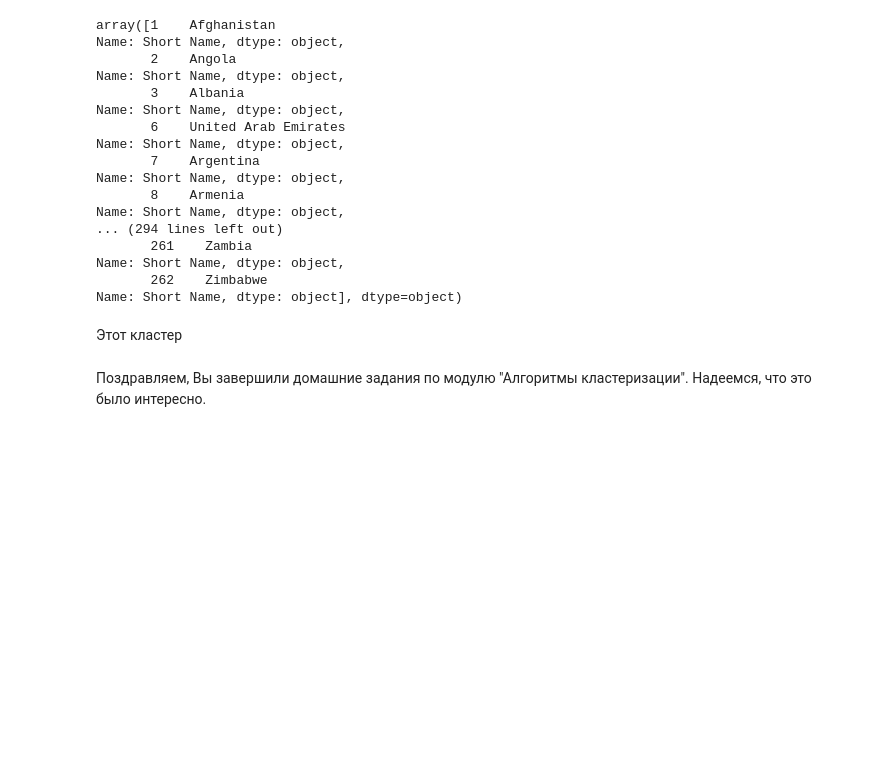
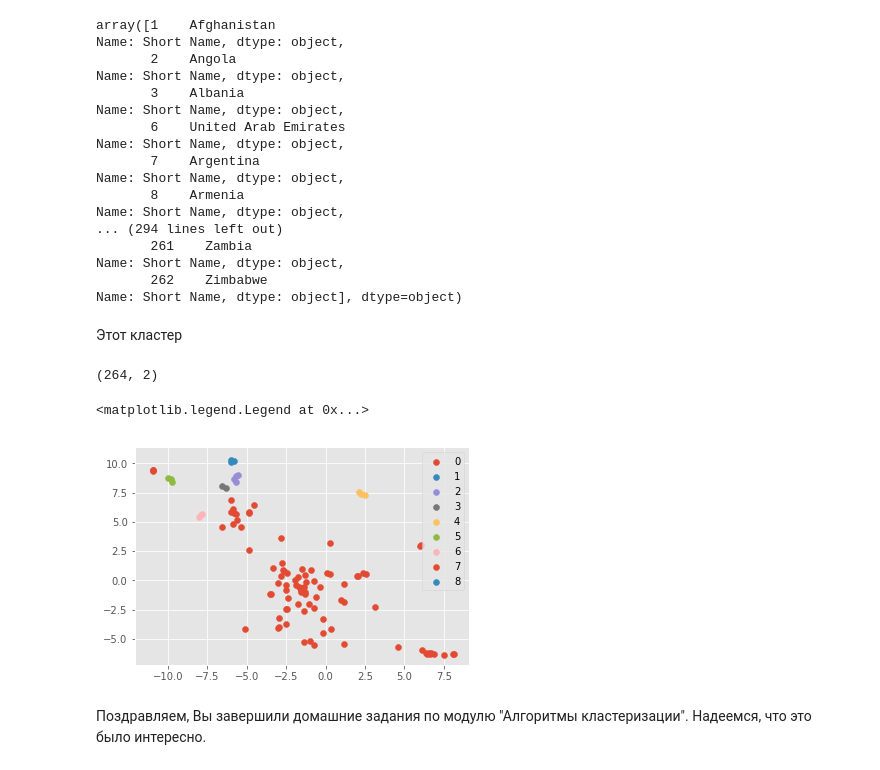
Before and after one commit to vengodelsur/technosphere, a Jupyter notebook: hw2-clusters.ipynb, the cells around one changed output. Drawn from its saved outputs; the diff is of its cells as text; code cells hidden in the pictures; blank space fills up the shorter version.

Commit message:
tsne vizualization

```diff
--- a/hw2-clusters.ipynb
+++ b/hw2-clusters.ipynb
@@ -550,6 +550,20 @@ Name: Short Name, dtype: object], dtype=object)
 Этот кластер
 # %%
 pred_x
+# %%
+X_embedded = sm.TSNE(n_components=2).fit_transform(x_train)
+X_embedded.shape
+# %% [output]
+(264, 2)
+# %%
+for i in range(len(cluster_labels)):
+    idx = pred_x == i
+    plt.scatter(X_embedded[idx, 0], X_embedded[idx, 1], label=i)
+
+plt.legend()
+# %% [output]
+<matplotlib.legend.Legend at 0x...>
+[figure, added]
 # %%
 ## Задание 4
 # %% [markdown]
```
